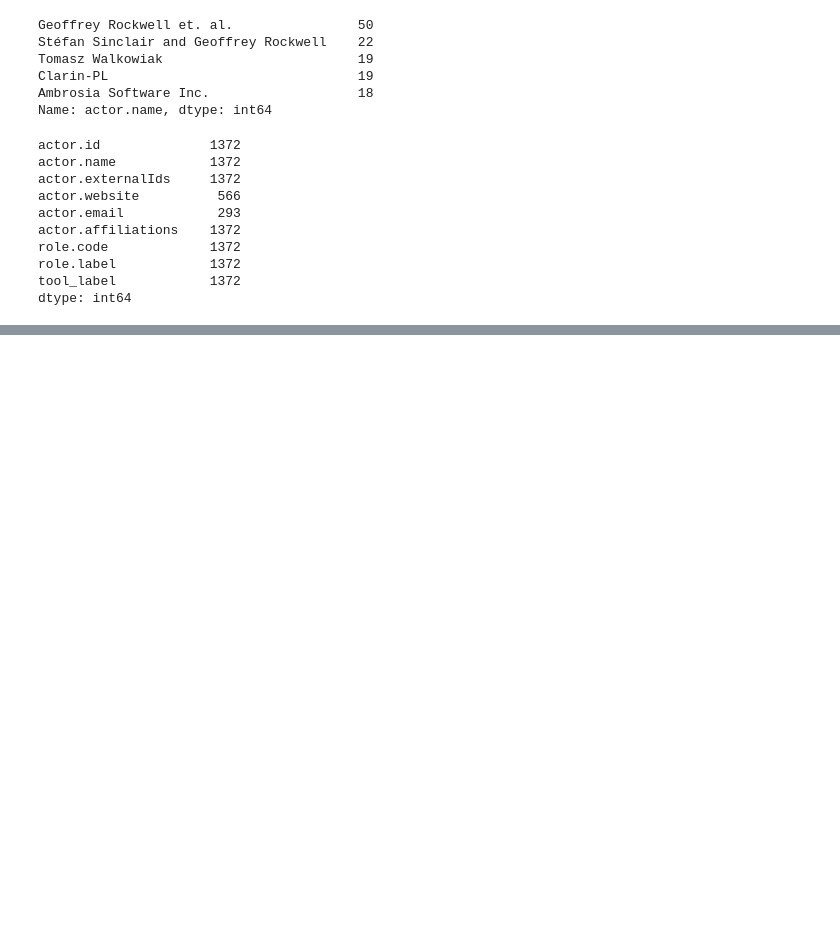
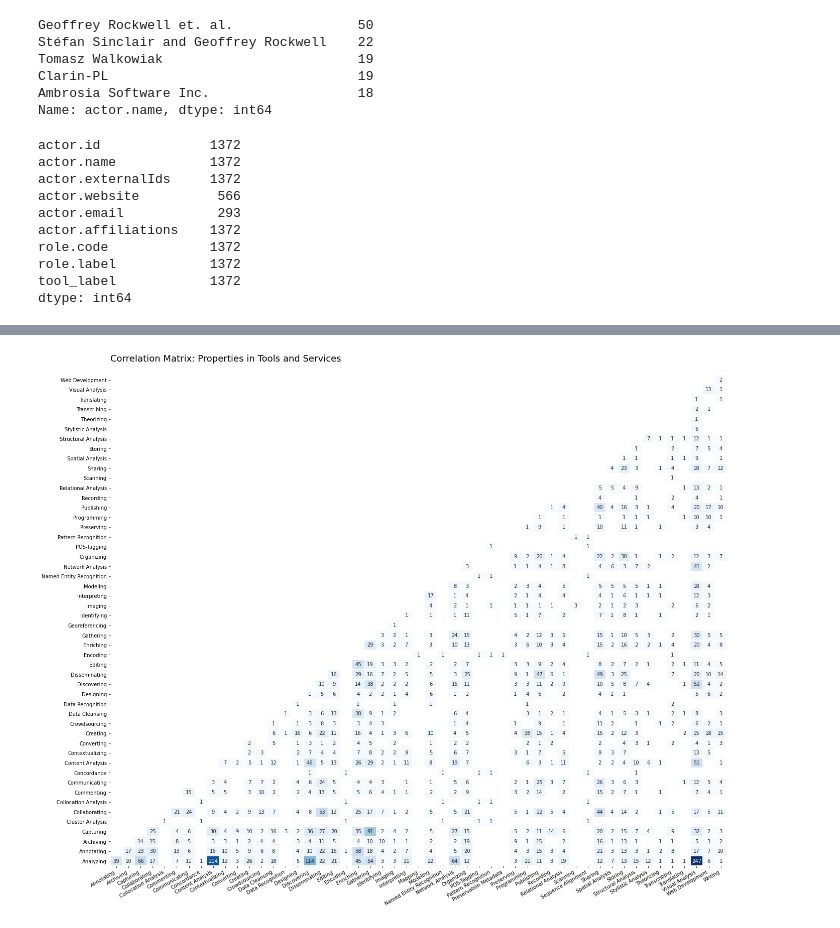
Before and after one commit to cesareconcordia/sshoc-resources, a Jupyter notebook: SSHOCCurationWS-Demo.ipynb, the cells around one changed output, grey strips where cells are left out. Drawn from its saved outputs; the diff is of its cells as text; code cells hidden in the pictures; blank space fills up the shorter version.

```diff
--- a/SSHOCCurationWS-Demo.ipynb
+++ b/SSHOCCurationWS-Demo.ipynb
@@ -491,0 +509,3 @@ dtype: int64
+# %%
+cleaned_prop=tad_prop_cd_work.drop_duplicates(['label','concept.label'])
+cleaned_prop.count()
@@ -491,0 +519,3 @@ dtype: int64
+# %%
+test_prop=cleaned_prop.groupby('label')['concept.label'].apply(list).reset_index(name='properties')
+test_prop.sort_values('label').head()
@@ -491,0 +592,13 @@ dtype: int64
+# %%
+property_cooccurrences = list(
+    itertools.chain(*[[tuple(sorted(c)) for c in itertools.combinations(d, 2)]
+                      for d in test_prop['properties']])
+)
+# Count the frequency of each cooccurring pair.
+property_edge_counter = Counter(property_cooccurrences)
+# %%
+property_cooccurrence_df = pd.DataFrame({
+    'prop0': [dcc[0] for dcc in property_edge_counter.keys()],
+    'prop1': [dcc[1] for dcc in property_edge_counter.keys()],
+    'count': list(property_edge_counter.values()),
+}).pivot_table(index='prop0', columns='prop1')['count']
@@ -491,0 +607,14 @@ dtype: int64
+# %%
+fig, ax = plt.subplots(figsize=(22, 18))
+sns.heatmap(property_cooccurrence_df, annot=True, linewidth=0.5, fmt='.0f', ax=ax, cbar=None, cmap='Blues')
+ax.set_xticklabels(ax.get_xticklabels(), rotation=30, ha='right')
+ax.set_yticklabels(ax.get_yticklabels(), rotation=0)
+ax.invert_yaxis()
+ax.set_xlabel(None)
+ax.set_ylabel(None)
+#ax.set_title('Property cooccurences in Tools and Services')
+title = 'Correlation Matrix: Properties in Tools and Services\n'
+plt.title(title, loc='left', fontsize=18)
+plt.show()
+# %% [output]
+[figure, added]
```
Also changed, not shown: parts of 28 cells of this notebook.
